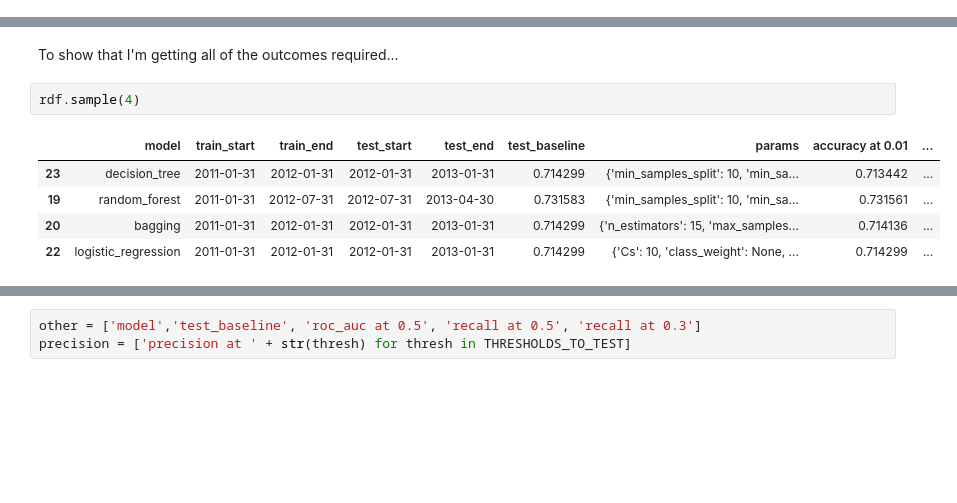
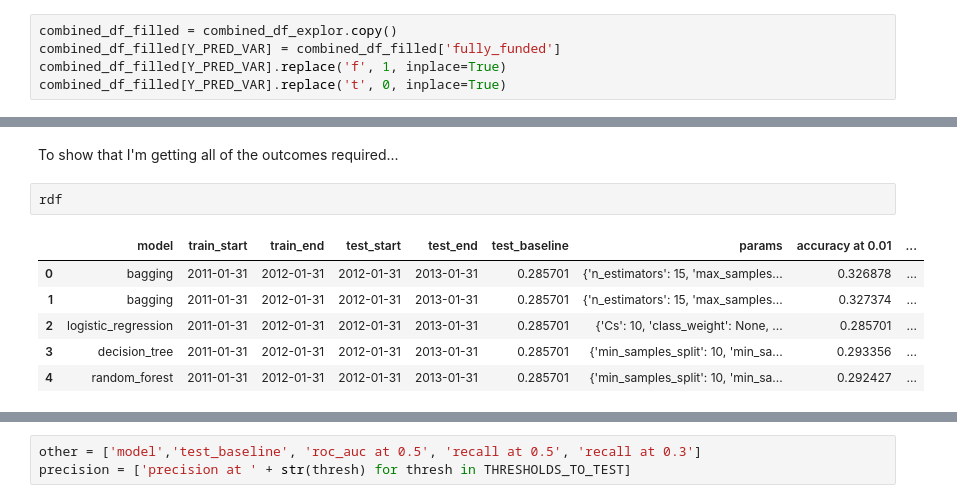
Before and after one commit to emmanechamkin/enechamkin_ML_for_public_policy, a Jupyter notebook: HW 3.ipynb, the cells around one changed output, grey strips where cells are left out. Cells and saved outputs as stored; diff of their text form; blank space fills up the shorter version.

```diff
--- a/HW 3.ipynb
+++ b/HW 3.ipynb
@@ -161,3 +161,8 @@ array([[<matplotlib.axes._subplots.AxesSubplot object at 0x...>]], dtype=object)
+# %%
+combined_df_filled = combined_df_explor.copy()
+combined_df_filled[Y_PRED_VAR] = combined_df_filled['fully_funded']
+combined_df_filled[Y_PRED_VAR].replace('f', 1, inplace=True)
+combined_df_filled[Y_PRED_VAR].replace('t', 0, inplace=True)
 # %% [markdown]
 ### Replace t and f with 1 and 0, respectively
 # %%
@@ -347,13 +346,14 @@ running random forest model...
 # %% [markdown]
 To show that I'm getting all of the outcomes required...
 # %%
-rdf.sample(4)
+rdf
 # %% [output]
 |  | model | train_start | train_end | test_start | test_end | test_baseline | params | accuracy at 0.01 | ... |
-| 23 | decision_tree | 2011-01-31 | 2012-01-31 | 2012-01-31 | 2013-01-31 | 0.714299 | {'min_samples_split': 10, 'min_sa... | 0.713442 | ... |
-| 19 | random_forest | 2011-01-31 | 2012-07-31 | 2012-07-31 | 2013-04-30 | 0.731583 | {'min_samples_split': 10, 'min_sa... | 0.731561 | ... |
-| 20 | bagging | 2011-01-31 | 2012-01-31 | 2012-01-31 | 2013-01-31 | 0.714299 | {'n_estimators': 15, 'max_samples... | 0.714136 | ... |
-| 22 | logistic_regression | 2011-01-31 | 2012-01-31 | 2012-01-31 | 2013-01-31 | 0.714299 | {'Cs': 10, 'class_weight': None, ... | 0.714299 | ... |
+| 0 | bagging | 2011-01-31 | 2012-01-31 | 2012-01-31 | 2013-01-31 | 0.285701 | {'n_estimators': 15, 'max_samples... | 0.326878 | ... |
+| 1 | bagging | 2011-01-31 | 2012-01-31 | 2012-01-31 | 2013-01-31 | 0.285701 | {'n_estimators': 15, 'max_samples... | 0.327374 | ... |
+| 2 | logistic_regression | 2011-01-31 | 2012-01-31 | 2012-01-31 | 2013-01-31 | 0.285701 | {'Cs': 10, 'class_weight': None, ... | 0.285701 | ... |
+| 3 | decision_tree | 2011-01-31 | 2012-01-31 | 2012-01-31 | 2013-01-31 | 0.285701 | {'min_samples_split': 10, 'min_sa... | 0.293356 | ... |
+| 4 | random_forest | 2011-01-31 | 2012-01-31 | 2012-01-31 | 2013-01-31 | 0.285701 | {'min_samples_split': 10, 'min_sa... | 0.292427 | ... |
 # %%
 color_list = ['tab:blue', 'tab:orange', 'tab:green',
               'tab:red', 'tab:purple', 'tab:brown', 'tab:pink',
```
Also changed, not shown: parts of 7 cells of this notebook, 1 other file.
